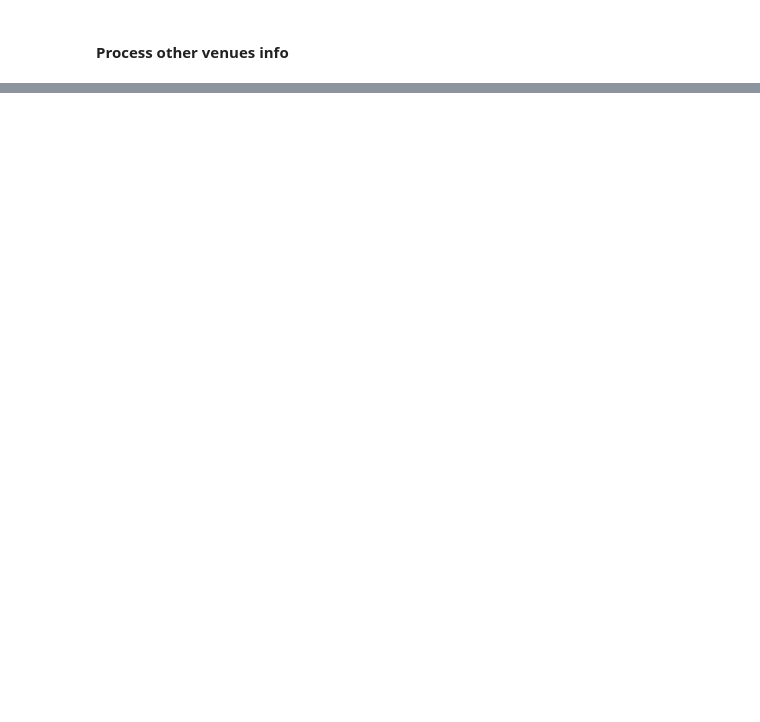
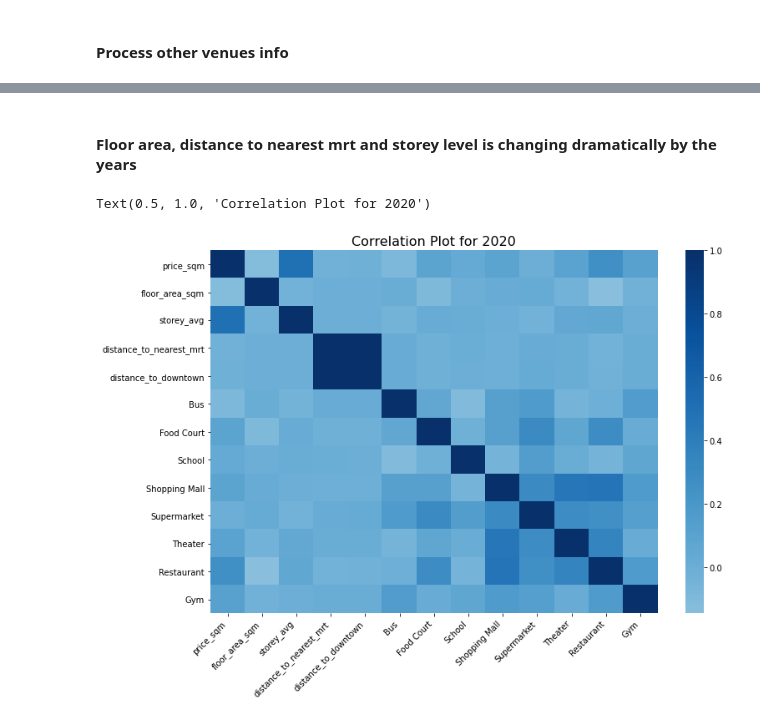
Before and after one commit to CJuanvip/HDB_data_mining, a Jupyter notebook: Preprocess.ipynb, the cells around one changed output, grey strips where cells are left out. Cells and saved outputs as stored; diff of their text form; code cells hidden in the pictures; blank space fills up the shorter version.

```diff
--- a/Preprocess.ipynb
+++ b/Preprocess.ipynb
@@ -303,3 +531,5 @@ df_init
+# %%
+df_init2 = pd.read_csv('df_init2.csv')
 # %% [markdown]
 #### Process other venues info
 # %%
@@ -571,0 +855,12 @@ df_final
+# %%
+from sklearn.feature_selection import VarianceThreshold
+
+# var0_filter = VarianceThreshold(threshold=0.0)
+# var0_filter.fit(df_final, y= df_final['price_sqm'])
+
+# pd.DataFrame(df_final.columns[var0_filter.get_support()==False])
+
+var5_filter = VarianceThreshold(threshold=0.05)
+var5_filter.fit(df_final, y= df_final['price_sqm'])
+
+pd.DataFrame(df_final.columns[var5_filter.get_support()==False])
@@ -571,0 +905,27 @@ df_final
+# %% [markdown]
+#### Floor area, distance to nearest mrt and storey level is changing dramatically by the years
+# %%
+df_2020 = df_final[df_final['year']==2020]
+df_corr1 = df_2020[['price_sqm', 'floor_area_sqm','storey_avg',
+       'distance_to_nearest_mrt','distance_to_downtown', 'Bus', 'Food Court', 'School',
+       'Shopping Mall', 'Supermarket', 'Theater','Restaurant','Gym']].copy()
+
+df_corr1['distance_to_nearest_mrt'] = -1*df_corr1['distance_to_nearest_mrt']
+df_corr1['distance_to_downtown'] = -1*df_corr1['distance_to_downtown']
+corr1 = df_corr1.corr()
+
+plt.figure(figsize=(12,8))
+ax = sns.heatmap(corr1,
+                 center = 0,
+                 cmap='Blues')
+
+
+ax.set_xticklabels(
+    ax.get_xticklabels(),
+    rotation=45,
+    horizontalalignment='right');
+
+ax.set_title("Correlation Plot for 2020", size =16)
+# %% [output]
+Text(0.5, 1.0, 'Correlation Plot for 2020')
+[figure, added]
```
Also changed, not shown: parts of 82 cells of this notebook, 4 other files.
